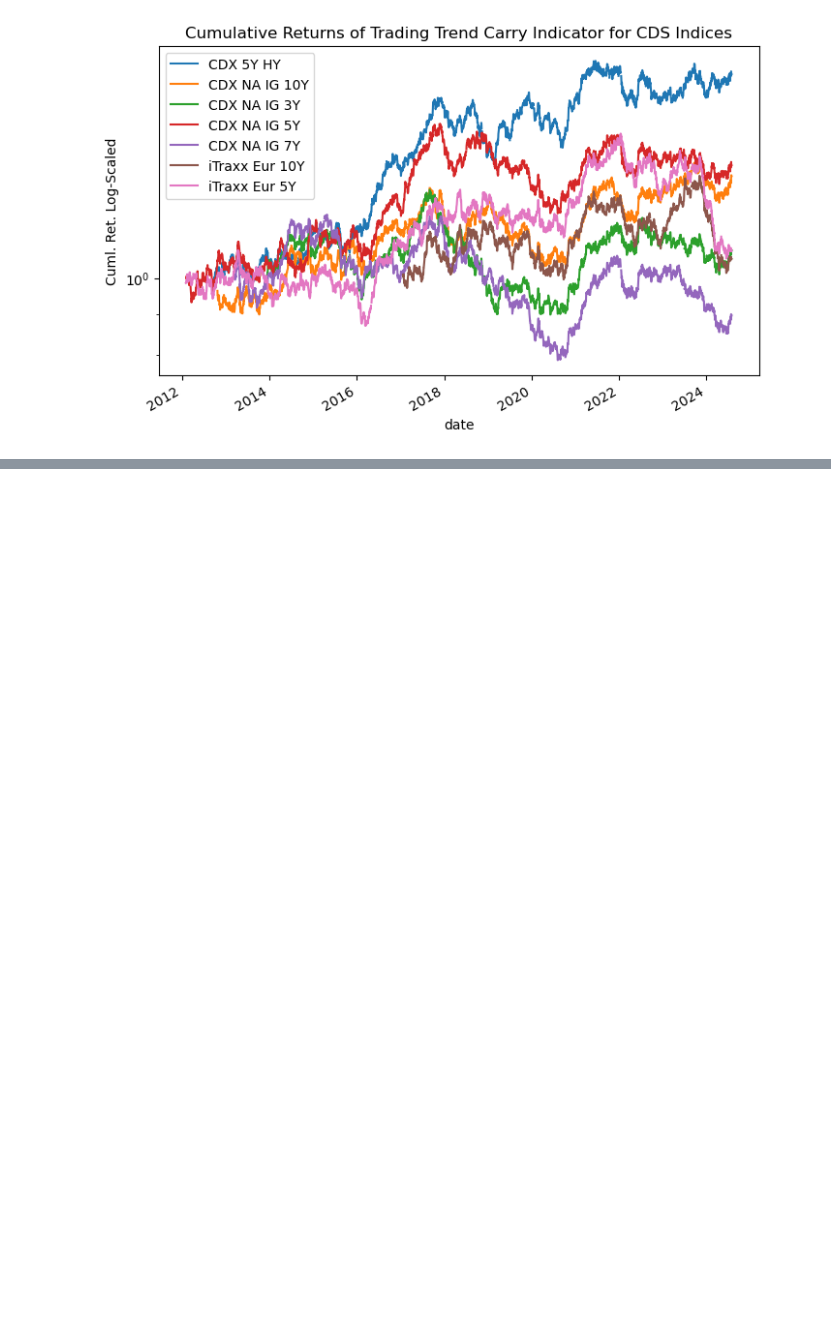
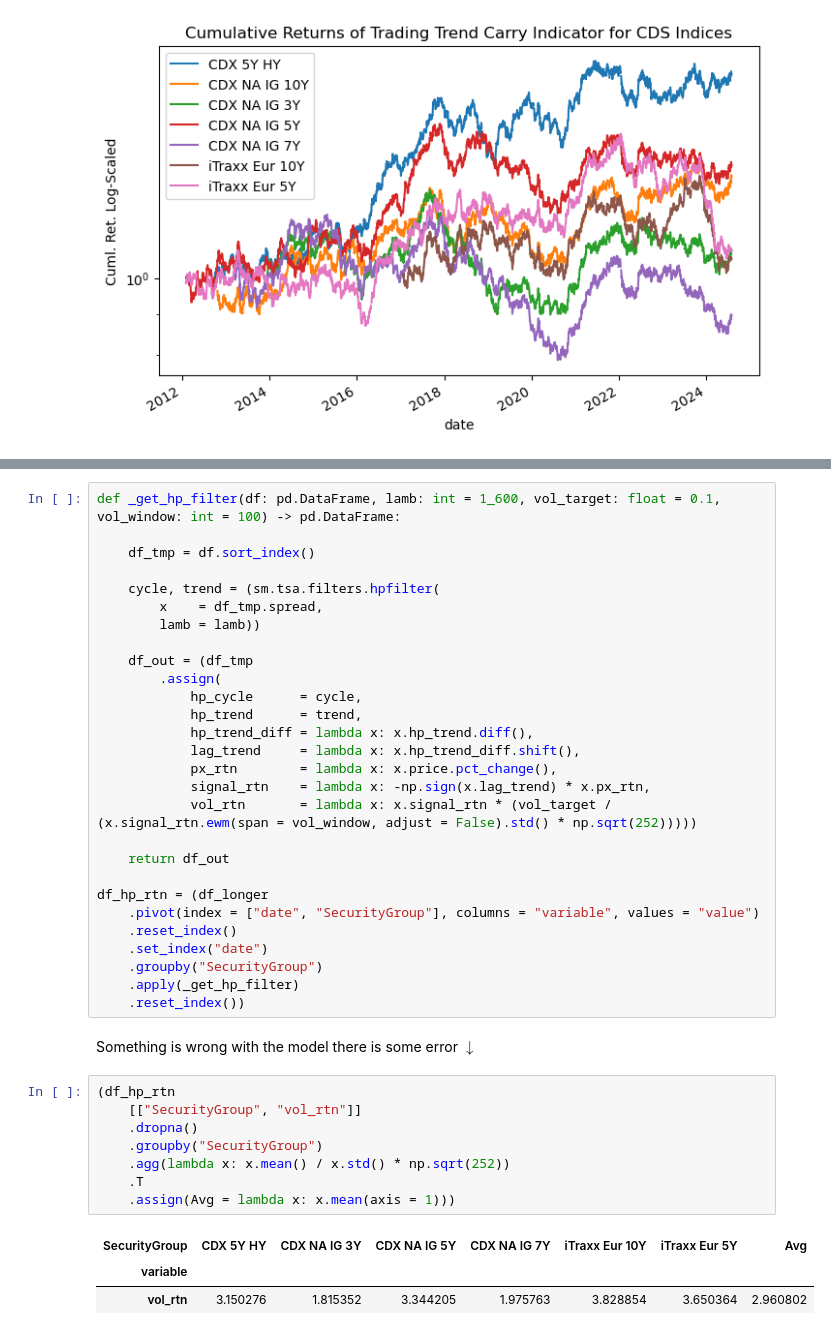
Before and after one commit to diegodalvarez/TrendSystem, a Jupyter notebook: Research/Writeups/SocieteGeneraleCreditIndices.ipynb, the cells around one changed output, grey strips where cells are left out. Saved outputs shown, nothing was run; the diff lists cells and outputs as text; blank space fills up the shorter version.

```diff
--- a/Research/Writeups/SocieteGeneraleCreditIndices.ipynb
+++ b/Research/Writeups/SocieteGeneraleCreditIndices.ipynb
@@ -643,0 +675,42 @@ dtype: float64
+# %%
+def _get_hp_filter(df: pd.DataFrame, lamb: int = 1_600, vol_target: float = 0.1, vol_window: int = 100) -> pd.DataFrame:
+
+    df_tmp = df.sort_index()
+
+    cycle, trend = (sm.tsa.filters.hpfilter(
+        x    = df_tmp.spread,
+        lamb = lamb))
+
+    df_out = (df_tmp
+        .assign(
+            hp_cycle      = cycle,
+            hp_trend      = trend,
+            hp_trend_diff = lambda x: x.hp_trend.diff(),
+            lag_trend     = lambda x: x.hp_trend_diff.shift(),
+            px_rtn        = lambda x: x.price.pct_change(),
+            signal_rtn    = lambda x: -np.sign(x.lag_trend) * x.px_rtn,
+            vol_rtn       = lambda x: x.signal_rtn * (vol_target / (x.signal_rtn.ewm(span = vol_window, adjust = False).std() * np.sqrt(252)))))
+
+    return df_out
+
+df_hp_rtn = (df_longer
+    .pivot(index = ["date", "SecurityGroup"], columns = "variable", values = "value")
+    .reset_index()
+    .set_index("date")
+    .groupby("SecurityGroup")
+    .apply(_get_hp_filter)
+    .reset_index())
+# %% [markdown]
+Something is wrong with the model there is some error $\downarrow$
+# %%
+(df_hp_rtn
+    [["SecurityGroup", "vol_rtn"]]
+    .dropna()
+    .groupby("SecurityGroup")
+    .agg(lambda x: x.mean() / x.std() * np.sqrt(252))
+    .T
+    .assign(Avg = lambda x: x.mean(axis = 1)))
+# %% [output]
+| SecurityGroup | CDX 5Y HY | CDX NA IG 3Y | CDX NA IG 5Y | CDX NA IG 7Y | iTraxx Eur 10Y | iTraxx Eur 5Y | Avg |
+| variable |  |  |  |  |  |  |  |
+| vol_rtn | 3.150276 | 1.815352 | 3.344205 | 1.975763 | 3.828854 | 3.650364 | 2.960802 |
```
Also changed, not shown: parts of 8 cells of this notebook.
